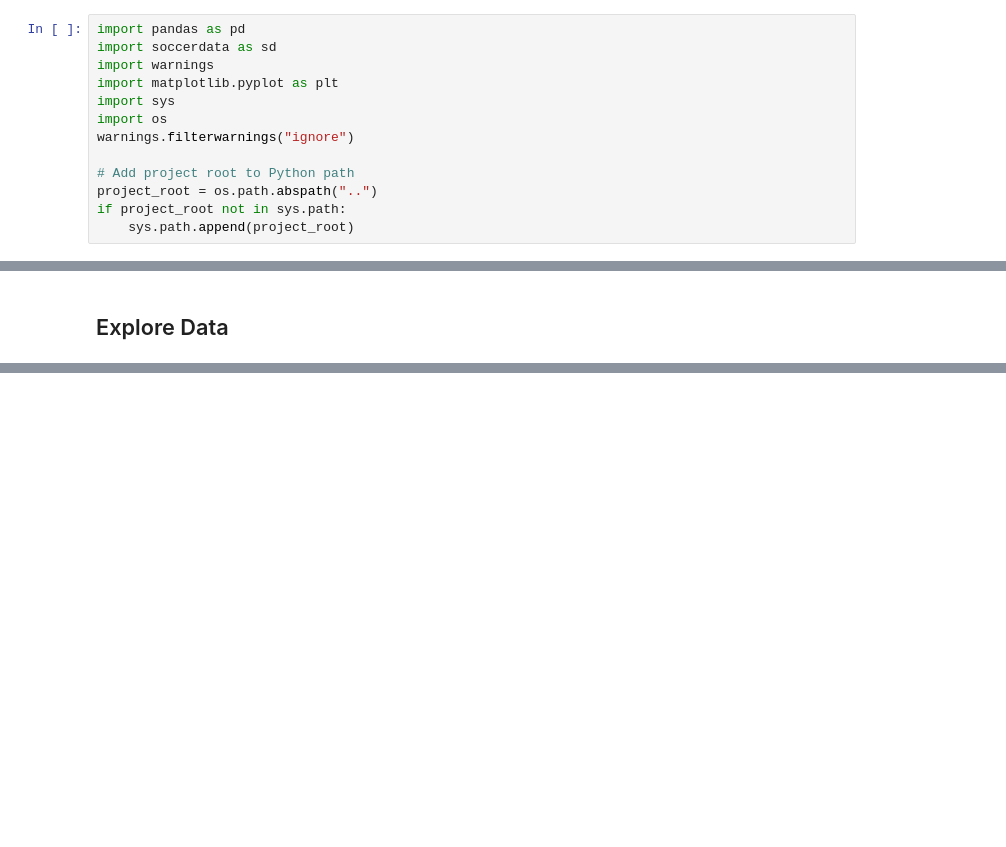
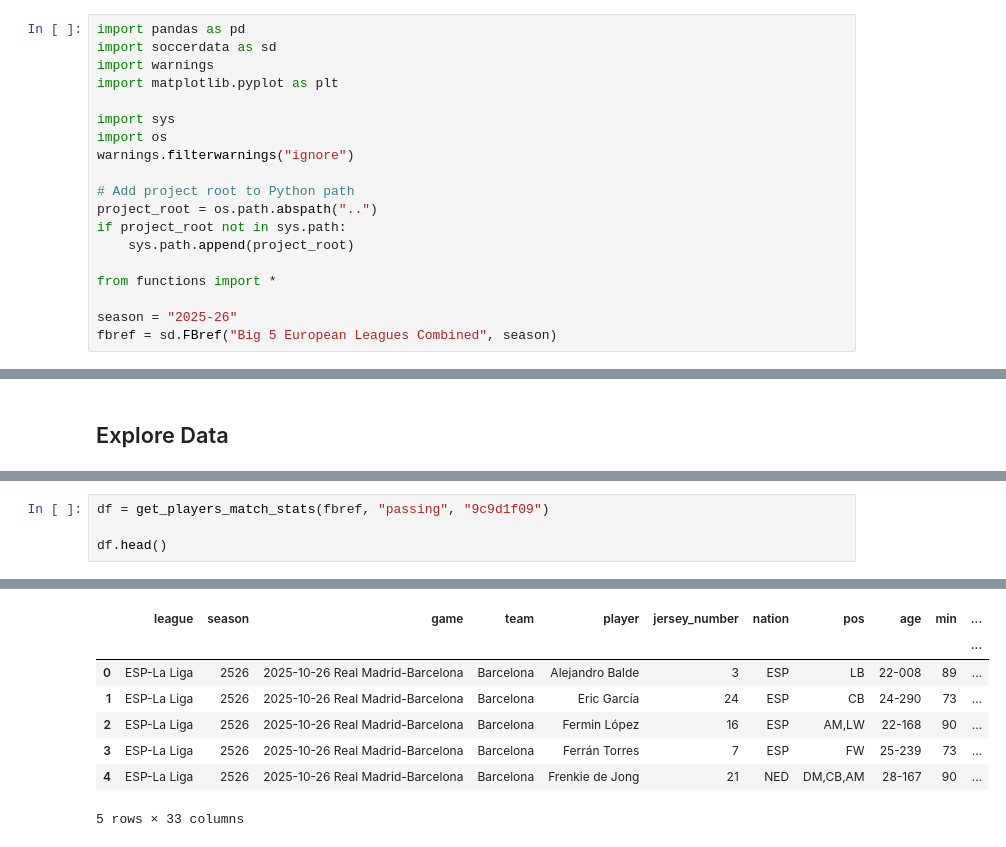
Before and after one commit to moyassinee/PlayerPerfAnalysis, a Jupyter notebook: notebooks/PlayerScouting.ipynb, the cells around one changed output, grey strips where cells are left out. Saved outputs shown, nothing was run; the diff lists cells and outputs as text; blank space fills up the shorter version.

Commit message:
add more  functions

```diff
--- a/notebooks/PlayerScouting.ipynb
+++ b/notebooks/PlayerScouting.ipynb
@@ -3,6 +3,7 @@ import pandas as pd
 import soccerdata as sd
 import warnings
 import matplotlib.pyplot as plt
+
 import sys
 import os
 warnings.filterwarnings("ignore")
@@ -11,3 +12,8 @@ warnings.filterwarnings("ignore")
 project_root = os.path.abspath("..")
 if project_root not in sys.path:
     sys.path.append(project_root)
+
+from functions import *
+
+season = "2025-26"
+fbref = sd.FBref("Big 5 European Leagues Combined", season)
@@ -22,2 +43,5 @@ NameError: name 'read_players_data' is not defined
 # %%
+df = get_players_match_stats(fbref, "passing", "9c9d1f09")
+
+df.head()
 # %% [output]
@@ -24,0 +49,8 @@ NameError: name 'read_players_data' is not defined
+|  | league | season | game | team | player | jersey_number | nation | pos | age | min | ... |
+|  |  |  |  |  |  |  |  |  |  |  | ... |
+| 0 | ESP-La Liga | 2526 | 2025-10-26 Real Madrid-Barcelona | Barcelona | Alejandro Balde | 3 | ESP | LB | 22-008 | 89 | ... |
+| 1 | ESP-La Liga | 2526 | 2025-10-26 Real Madrid-Barcelona | Barcelona | Eric García | 24 | ESP | CB | 24-290 | 73 | ... |
+| 2 | ESP-La Liga | 2526 | 2025-10-26 Real Madrid-Barcelona | Barcelona | Fermin López | 16 | ESP | AM,LW | 22-168 | 90 | ... |
+| 3 | ESP-La Liga | 2526 | 2025-10-26 Real Madrid-Barcelona | Barcelona | Ferrán Torres | 7 | ESP | FW | 25-239 | 73 | ... |
+| 4 | ESP-La Liga | 2526 | 2025-10-26 Real Madrid-Barcelona | Barcelona | Frenkie de Jong | 21 | NED | DM,CB,AM | 28-167 | 90 | ... |
+5 rows × 33 columns
```
Also changed, not shown: parts of 5 cells of this notebook, 2 other files.
